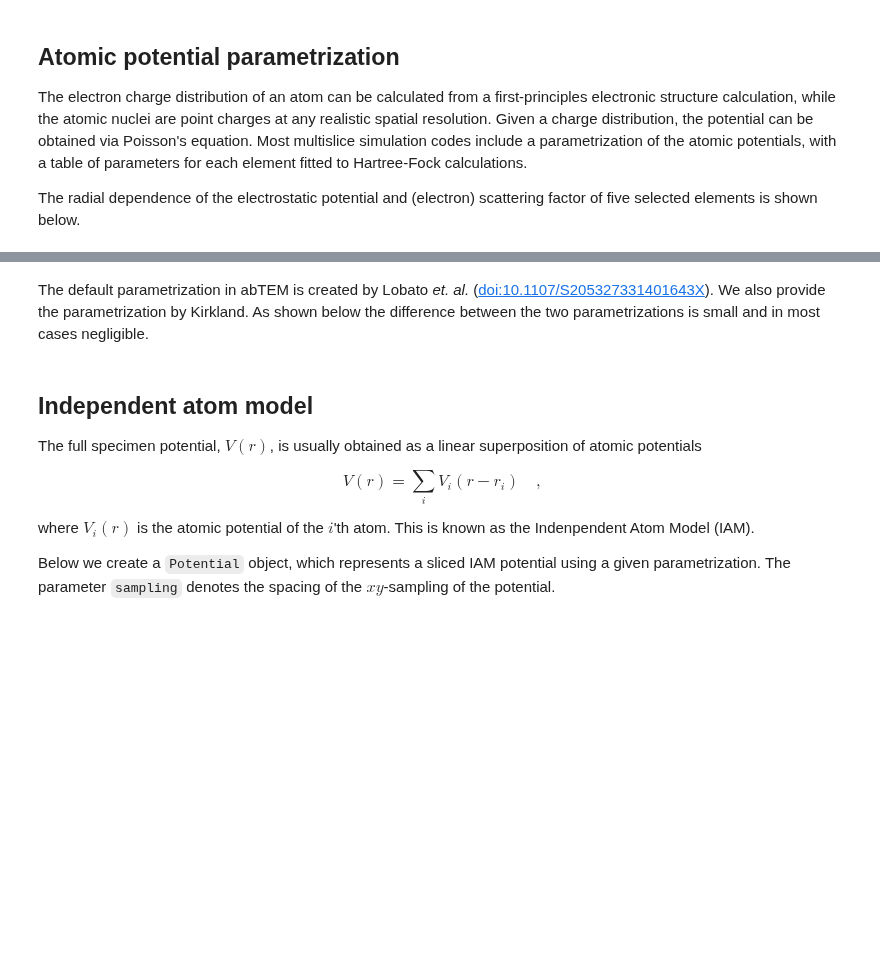
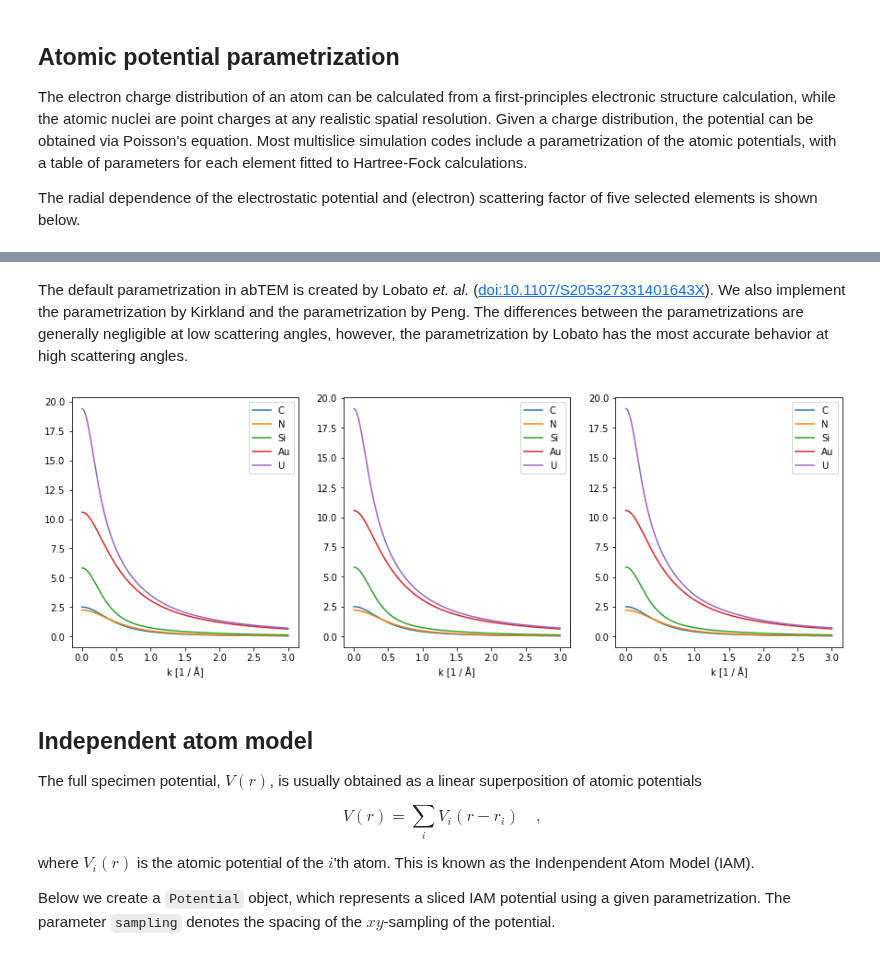
Before and after one commit to abTEM/abTEM, a Jupyter notebook: docs/source/walkthrough/02_potentials.ipynb, the cells around one changed output, grey strips where cells are left out. Drawn from its saved outputs; the diff is of its cells as text; code cells hidden in the pictures; blank space fills up the shorter version.

```diff
--- a/docs/source/walkthrough/02_potentials.ipynb
+++ b/docs/source/walkthrough/02_potentials.ipynb
@@ -27,12 +29,16 @@ ax2.set_ylim([0, 800]);
 # %% [markdown]
-The default parametrization in abTEM is created by Lobato *et. al.* ([doi:10.1107/S205327331401643X](doi:10.1107/S205327331401643X)). We also provide the parametrization by Kirkland. As shown below the difference between the two parametrizations is small and in most cases negligible.
+The default parametrization in abTEM is created by Lobato *et. al.* ([doi:10.1107/S205327331401643X](doi:10.1107/S205327331401643X)). We also implement the parametrization by Kirkland and the parametrization by Peng. The differences between the parametrizations are generally negligible at low scattering angles, however, the parametrization by Lobato has the most accurate behavior at high scattering angles.
 # %%
 lobato_scattering_factors = abtem.concatenate([abtem.AtomicPotential(symbol, parametrization='lobato').line_profiles(name='scattering_factor', cutoff=3) for symbol in symbols])
 kirkland_scattering_factors = abtem.concatenate([abtem.AtomicPotential(symbol, parametrization='kirkland').line_profiles(name='scattering_factor', cutoff=3) for symbol in symbols])
+peng_scattering_factors = abtem.concatenate([abtem.AtomicPotential(symbol, parametrization='peng').line_profiles(name='scattering_factor', cutoff=3) for symbol in symbols])
 
-fig, (ax1, ax2) = plt.subplots(1, 2, figsize=(10,5))
-ax1 = lobato_scattering_factors.show(ax=ax1)
-ax2 = kirkland_scattering_factors.show(ax=ax2)
+fig, (ax1, ax2, ax3) = plt.subplots(1, 3, figsize=(15,5))
+lobato_scattering_factors.show(ax=ax1)
+kirkland_scattering_factors.show(ax=ax2)
+peng_scattering_factors.show(ax=ax3);
+# %% [output]
+[figure, added]
 # %% [markdown]
 ## Independent atom model
 The full specimen potential, $V(r)$, is usually obtained as a linear superposition of atomic potentials
```
Also changed, not shown: parts of 11 cells of this notebook, 4 other files.
